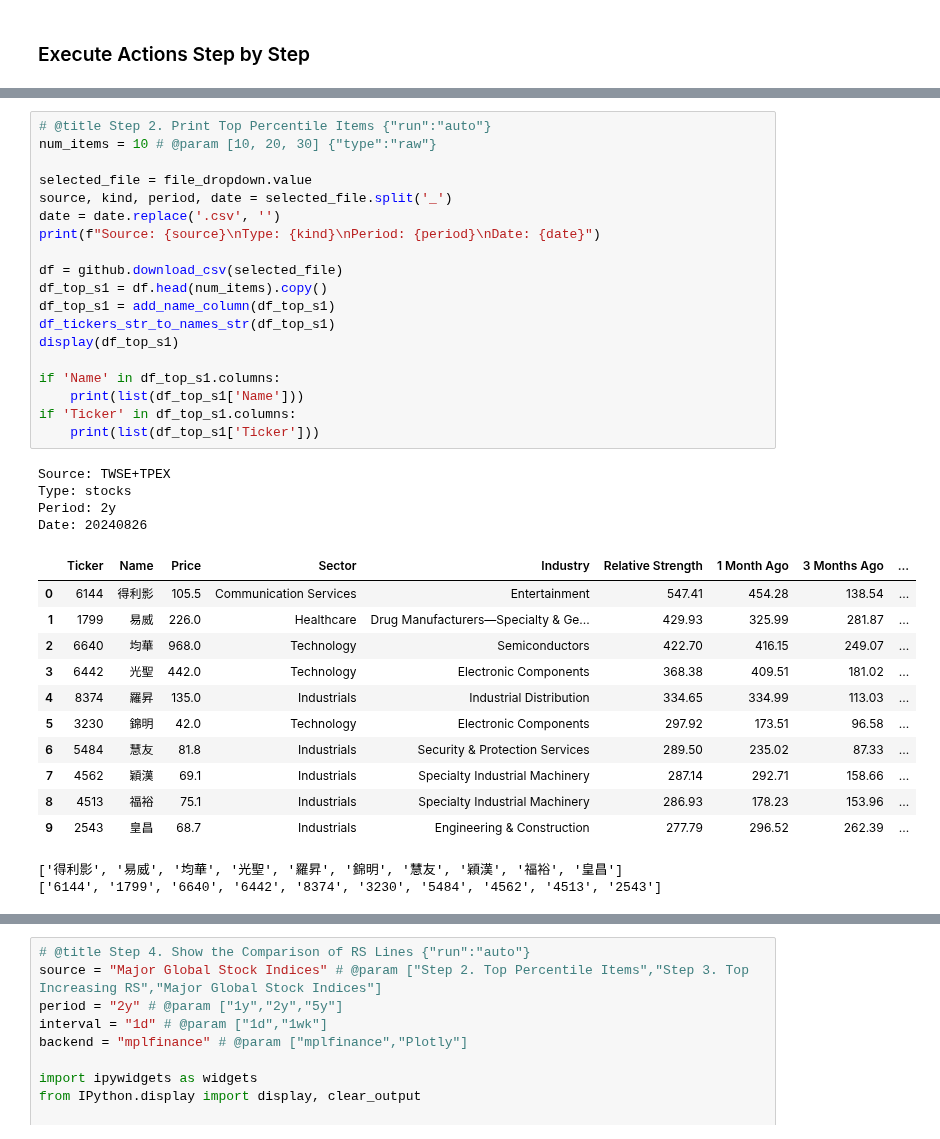
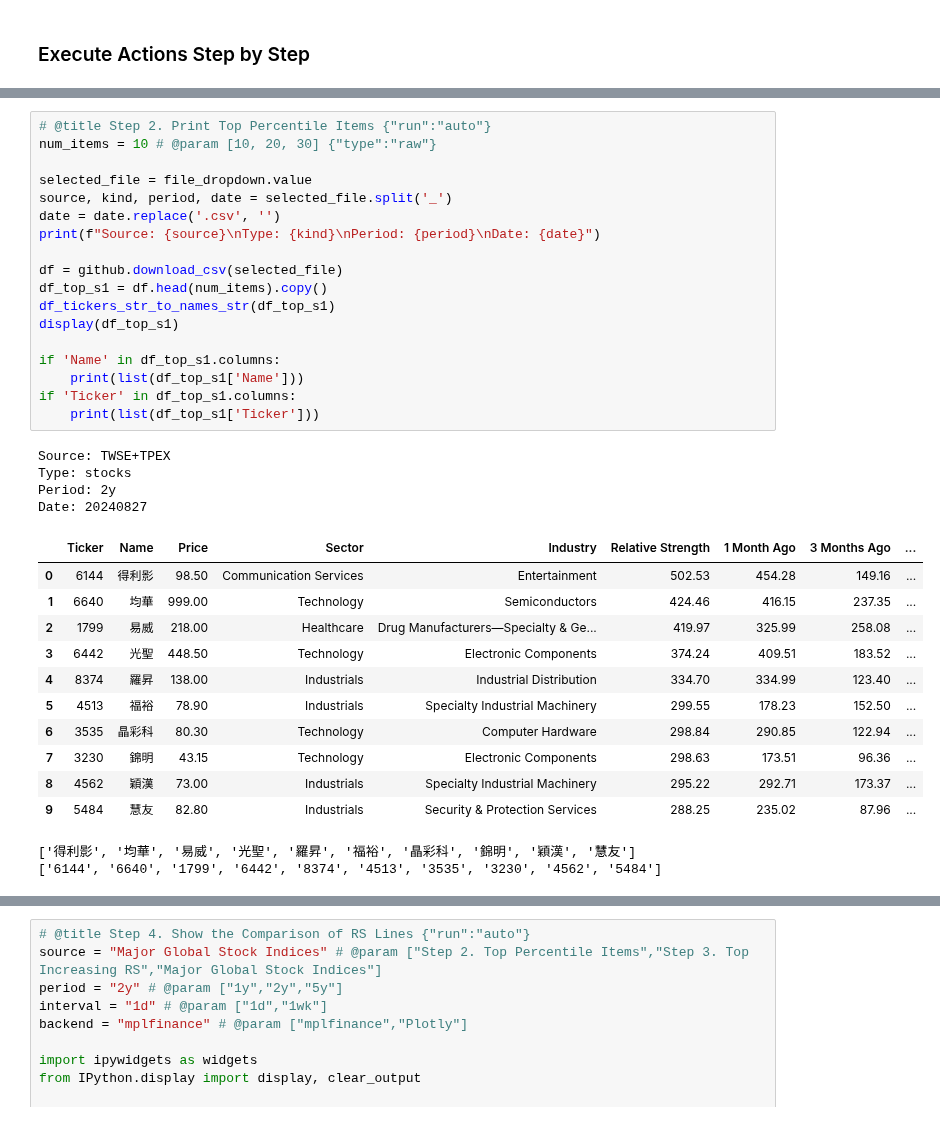
Before and after one commit to yorkjong/stock-reports, a Jupyter notebook: notebooks/ibd_reports.ipynb, the cells around one changed output, grey strips where cells are left out. Cells and saved outputs as stored; diff of their text form.

```diff
--- a/notebooks/ibd_reports.ipynb
+++ b/notebooks/ibd_reports.ipynb
@@ -355,40 +334,39 @@ Dropdown(description='Source:', layout=Layout(width='470px'), options=('TWSE+TPE
 # %%
 # @title Step 2. Print Top Percentile Items {"run":"auto"}
 num_items = 10 # @param [10, 20, 30] {"type":"raw"}
 
 selected_file = file_dropdown.value
 source, kind, period, date = selected_file.split('_')
 date = date.replace('.csv', '')
 print(f"Source: {source}\nType: {kind}\nPeriod: {period}\nDate: {date}")
 
 df = github.download_csv(selected_file)
 df_top_s1 = df.head(num_items).copy()
-df_top_s1 = add_name_column(df_top_s1)
 df_tickers_str_to_names_str(df_top_s1)
 display(df_top_s1)
 
 if 'Name' in df_top_s1.columns:
     print(list(df_top_s1['Name']))
 if 'Ticker' in df_top_s1.columns:
     print(list(df_top_s1['Ticker']))
 # %% [output]
 Source: TWSE+TPEX
 Type: stocks
 Period: 2y
-Date: 20240826
+Date: 20240827
 |  | Ticker | Name | Price | Sector | Industry | Relative Strength | 1 Month Ago | 3 Months Ago | ... |
-| 0 | 6144 | 得利影 | 105.5 | Communication Services | Entertainment | 547.41 | 454.28 | 138.54 | ... |
-| 1 | 1799 | 易威 | 226.0 | Healthcare | Drug Manufacturers—Specialty & Ge... | 429.93 | 325.99 | 281.87 | ... |
-| 2 | 6640 | 均華 | 968.0 | Technology | Semiconductors | 422.70 | 416.15 | 249.07 | ... |
-| 3 | 6442 | 光聖 | 442.0 | Technology | Electronic Components | 368.38 | 409.51 | 181.02 | ... |
-| 4 | 8374 | 羅昇 | 135.0 | Industrials | Industrial Distribution | 334.65 | 334.99 | 113.03 | ... |
-| 5 | 3230 | 錦明 | 42.0 | Technology | Electronic Components | 297.92 | 173.51 | 96.58 | ... |
-| 6 | 5484 | 慧友 | 81.8 | Industrials | Security & Protection Services | 289.50 | 235.02 | 87.33 | ... |
-| 7 | 4562 | 穎漢 | 69.1 | Industrials | Specialty Industrial Machinery | 287.14 | 292.71 | 158.66 | ... |
-| 8 | 4513 | 福裕 | 75.1 | Industrials | Specialty Industrial Machinery | 286.93 | 178.23 | 153.96 | ... |
-| 9 | 2543 | 皇昌 | 68.7 | Industrials | Engineering & Construction | 277.79 | 296.52 | 262.39 | ... |
+| 0 | 6144 | 得利影 | 98.50 | Communication Services | Entertainment | 502.53 | 454.28 | 149.16 | ... |
+| 1 | 6640 | 均華 | 999.00 | Technology | Semiconductors | 424.46 | 416.15 | 237.35 | ... |
+| 2 | 1799 | 易威 | 218.00 | Healthcare | Drug Manufacturers—Specialty & Ge... | 419.97 | 325.99 | 258.08 | ... |
+| 3 | 6442 | 光聖 | 448.50 | Technology | Electronic Components | 374.24 | 409.51 | 183.52 | ... |
+| 4 | 8374 | 羅昇 | 138.00 | Industrials | Industrial Distribution | 334.70 | 334.99 | 123.40 | ... |
+| 5 | 4513 | 福裕 | 78.90 | Industrials | Specialty Industrial Machinery | 299.55 | 178.23 | 152.50 | ... |
+| 6 | 3535 | 晶彩科 | 80.30 | Technology | Computer Hardware | 298.84 | 290.85 | 122.94 | ... |
+| 7 | 3230 | 錦明 | 43.15 | Technology | Electronic Components | 298.63 | 173.51 | 96.36 | ... |
+| 8 | 4562 | 穎漢 | 73.00 | Industrials | Specialty Industrial Machinery | 295.22 | 292.71 | 173.37 | ... |
+| 9 | 5484 | 慧友 | 82.80 | Industrials | Security & Protection Services | 288.25 | 235.02 | 87.96 | ... |
-['得利影', '易威', '均華', '光聖', '羅昇', '錦明', '慧友', '穎漢', '福裕', '皇昌']
-['6144', '1799', '6640', '6442', '8374', '3230', '5484', '4562', '4513', '2543']
+['得利影', '均華', '易威', '光聖', '羅昇', '福裕', '晶彩科', '錦明', '穎漢', '慧友']
+['6144', '6640', '1799', '6442', '8374', '4513', '3535', '3230', '4562', '5484']
 # %%
 # @title Step 3. Filter Items with Increasing RS > 100 {"run":"auto"}
 num_items = 10 # @param [10, 20, 30] {"type":"raw"}
```
Also changed, not shown: parts of 3 cells of this notebook.
